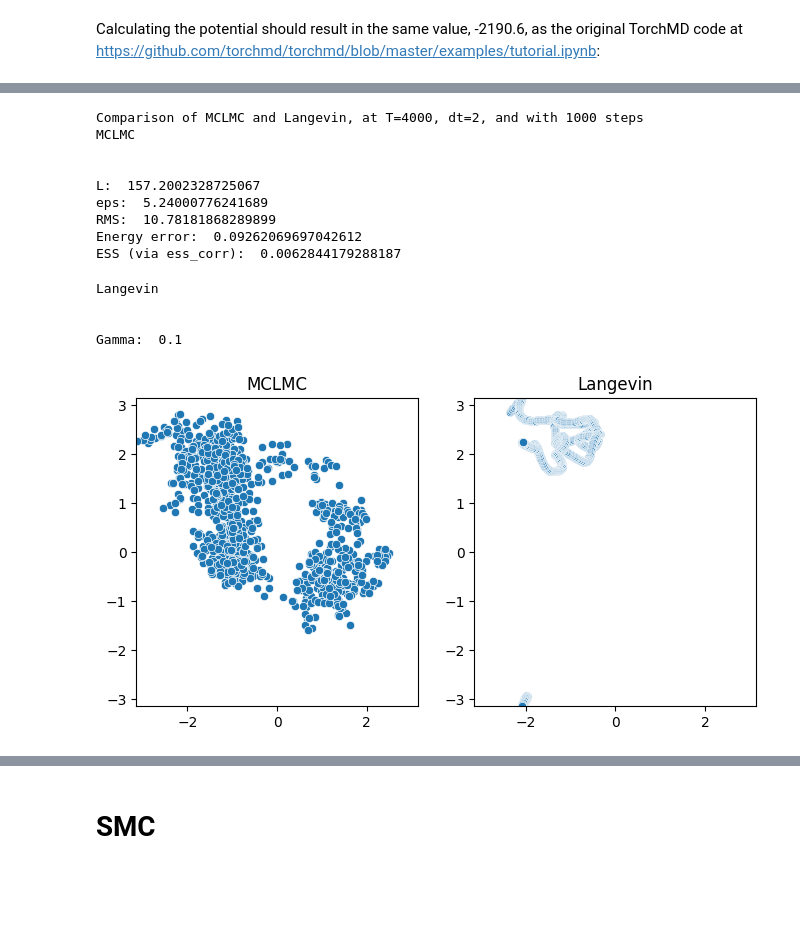
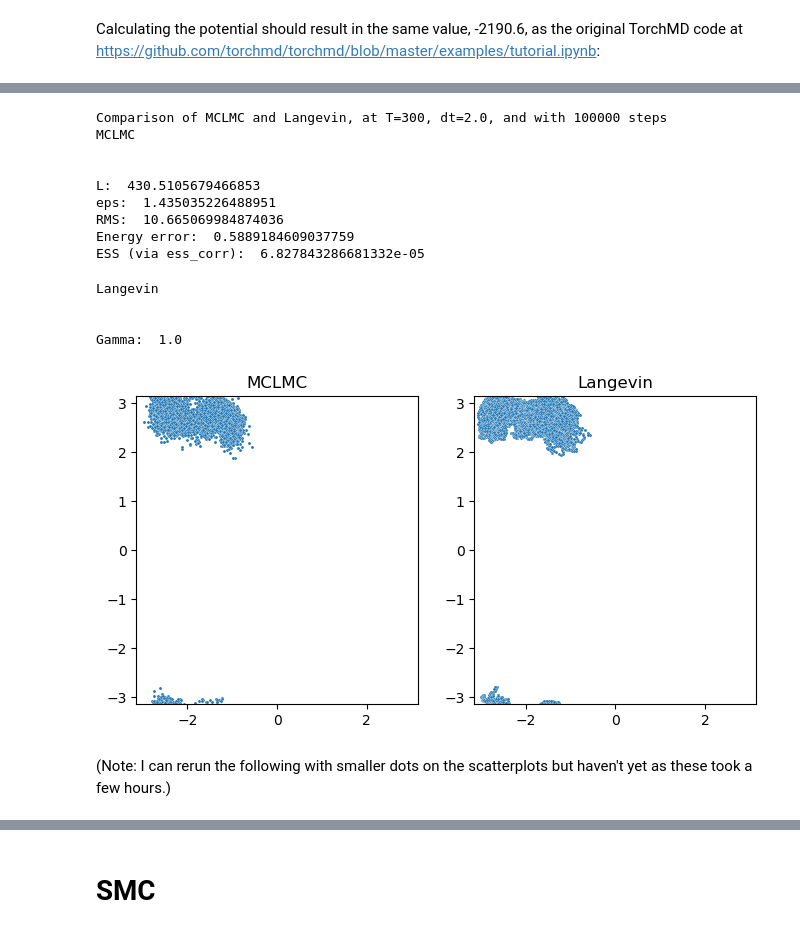
Before and after one commit to reubenharry/jax-md, a Jupyter notebook: notebooks/ad_mclmc.ipynb, the cells around one changed output, grey strips where cells are left out. Drawn from its saved outputs; the diff is of its cells as text; code cells hidden in the pictures; blank space fills up the shorter version.

```diff
--- a/notebooks/ad_mclmc.ipynb
+++ b/notebooks/ad_mclmc.ipynb
@@ -105,7 +99,7 @@ def run_mclmc(T, dt, L_factor, chain_length, gamma):
     trajectory.unitcell_vectors = unitC # traj.unitcell_vectors[:10000]
     angles = md.compute_dihedrals(trajectory, [phi_indices, psi_indices])
 
-    sns.scatterplot(x = angles[:, 0], y = angles[:, 1], ax=axs[0])
+    sns.scatterplot(x = angles[:, 0], y = angles[:, 1], ax=axs[0], s=5)
 
     # plt.show()
 
@@ -145,7 +139,7 @@ def run_mclmc(T, dt, L_factor, chain_length, gamma):
     unitC = nnp.array([(len(samples_langevin))*[nnp.diag(mol.box[:,0])]]).squeeze()
     trajectory2.unitcell_vectors = unitC
     angles_langevin = md.compute_dihedrals(trajectory2, [phi_indices, psi_indices])
-    sns.scatterplot(x = angles_langevin[:, 0], y = angles_langevin[:, 1], ax=axs[1])
+    sns.scatterplot(x = angles_langevin[:, 0], y = angles_langevin[:, 1], ax=axs[1], s=5)
 
     # name2 = 'mclmc' + str(dt) + str(gamma) + str(num_chains)
     # trajectory2.save_pdb('./data/prod_alanine_dipeptide_amber/traj'+name2+'.pdb')
@@ -170,18 +187,20 @@ Energy error:  0.3416467784478196
 # %%
-samples,energy,L,eps, samples_langevin, gamma = run_mclmc(T=300, dt=2, L_factor=300, chain_length=100000, gamma=1.0)
+samples,energy,L,eps, samples_langevin, gamma = run_mclmc(T=300, dt=2.0, L_factor=300, chain_length=100000, gamma=1.0)
 # %% [output]
-Comparison of MCLMC and Langevin, at T=4000, dt=2, and with 1000 steps
+Comparison of MCLMC and Langevin, at T=300, dt=2.0, and with 100000 steps
 MCLMC
 
 
-L:  157.2002328725067
-eps:  5.24000776241689
-RMS:  10.78181868289899
-Energy error:  0.09262069697042612
-ESS (via ess_corr):  0.0062844179288187
+L:  430.5105679466853
+eps:  1.435035226488951
+RMS:  10.665069984874036
+Energy error:  0.5889184609037759
+ESS (via ess_corr):  6.827843286681332e-05
 Langevin
 
 
-Gamma:  0.1
+Gamma:  1.0
-[figure, old version]
+[figure, new version]
+# %% [markdown]
+(Note: I can rerun the following with smaller dots on the scatterplots but haven't yet as these took a few hours.)
 # %%
```
Also changed, not shown: parts of 10 cells of this notebook, 2 other files.
